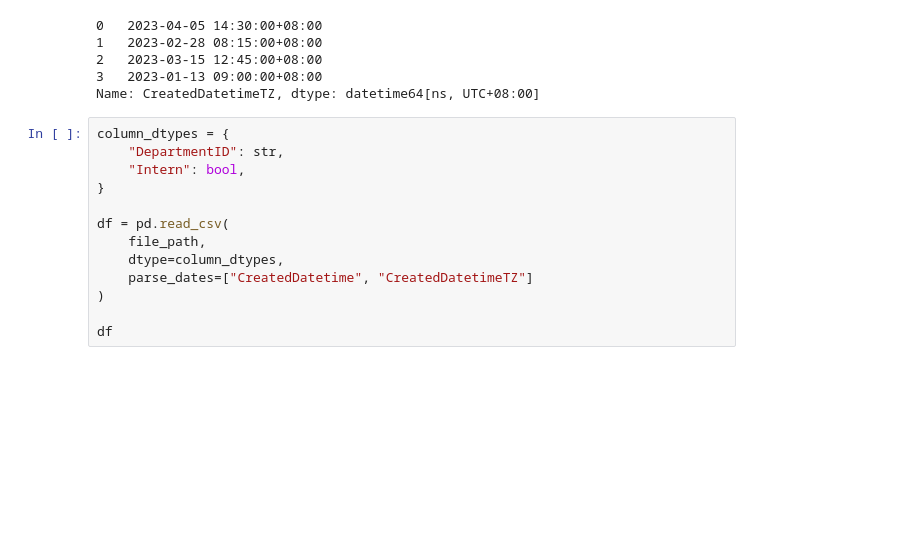
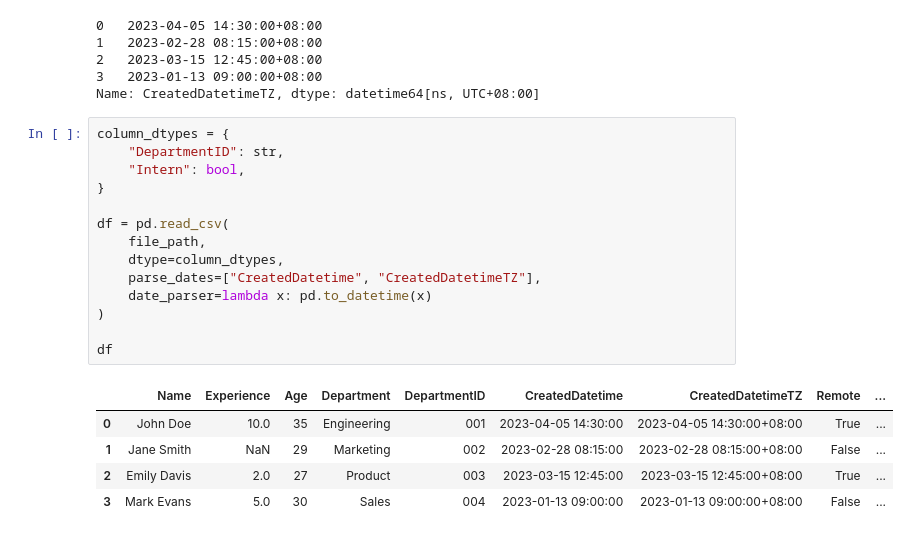
Before and after one commit to uuboyscy/TIR101, a Jupyter notebook: etl/src/07_dtype.ipynb, the cells around one changed output. Cells and saved outputs as stored; diff of their text form; blank space fills up the shorter version.

```diff
--- a/etl/src/07_dtype.ipynb
+++ b/etl/src/07_dtype.ipynb
@@ -170,13 +170,20 @@ Name: CreatedDatetimeTZ, dtype: datetime64[ns, UTC+08:00]
 # %%
 column_dtypes = {
     "DepartmentID": str,
     "Intern": bool,
 }
 
 df = pd.read_csv(
     file_path,
     dtype=column_dtypes,
-    parse_dates=["CreatedDatetime", "CreatedDatetimeTZ"]
+    parse_dates=["CreatedDatetime", "CreatedDatetimeTZ"],
+    date_parser=lambda x: pd.to_datetime(x)
 )
 
 df
+# %% [output]
+|  | Name | Experience | Age | Department | DepartmentID | CreatedDatetime | CreatedDatetimeTZ | Remote | ... |
+| 0 | John Doe | 10.0 | 35 | Engineering | 001 | 2023-04-05 14:30:00 | 2023-04-05 14:30:00+08:00 | True | ... |
+| 1 | Jane Smith | NaN | 29 | Marketing | 002 | 2023-02-28 08:15:00 | 2023-02-28 08:15:00+08:00 | False | ... |
+| 2 | Emily Davis | 2.0 | 27 | Product | 003 | 2023-03-15 12:45:00 | 2023-03-15 12:45:00+08:00 | True | ... |
+| 3 | Mark Evans | 5.0 | 30 | Sales | 004 | 2023-01-13 09:00:00 | 2023-01-13 09:00:00+08:00 | False | ... |
```
Also changed, not shown: parts of 4 cells of this notebook.
